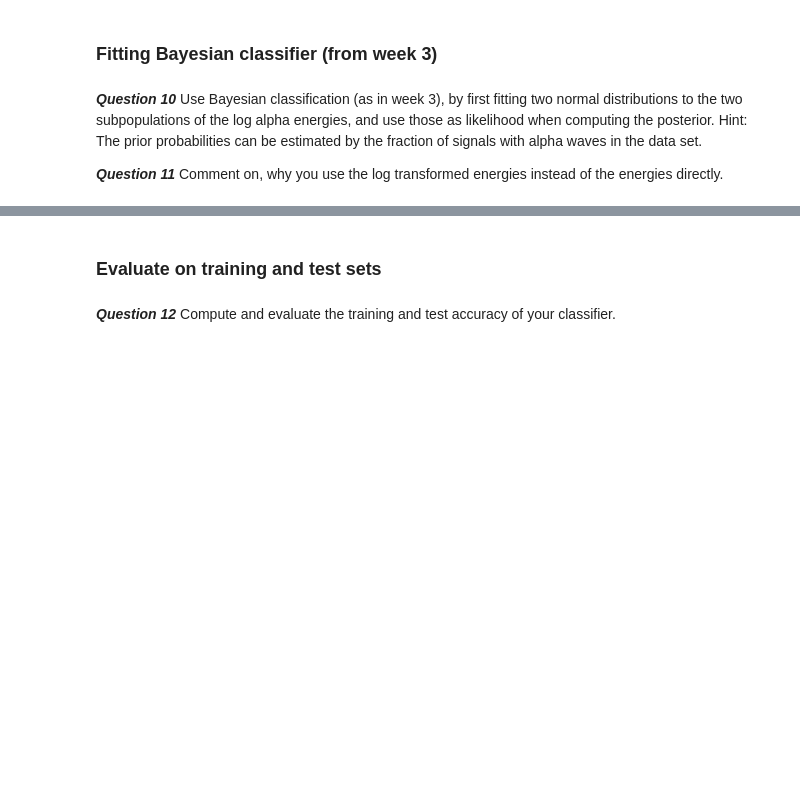
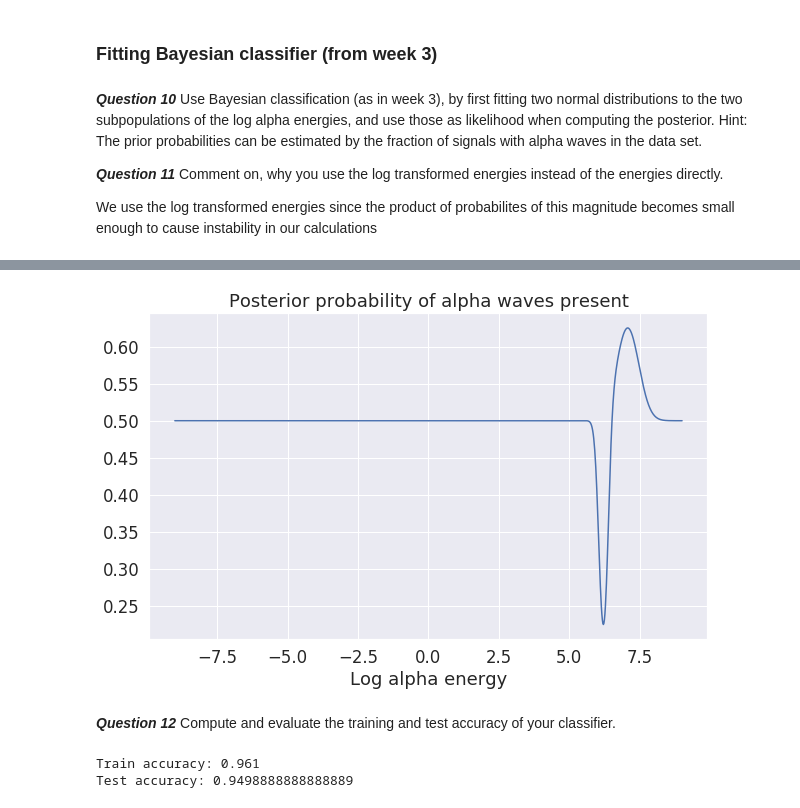
Before and after one commit to AndreasLH/02462-Assignment3, a Jupyter notebook: Assignment3.ipynb, the cells around one changed output, grey strips where cells are left out. Drawn from its saved outputs; the diff is of its cells as text; code cells hidden in the pictures; blank space fills up the shorter version.

```diff
--- a/Assignment3.ipynb
+++ b/Assignment3.ipynb
@@ -487,13 +487,29 @@ Text(0.5, 0, 'Log energy in alpha band')
 ***Question 10*** Use Bayesian classification (as in week 3), by first fitting two normal distributions to the two subpopulations of the log alpha energies, and use those as likelihood when computing the posterior. Hint: The prior probabilities can be estimated by the fraction of signals with alpha waves in the data set.
 
 ***Question 11*** Comment on, why you use the log transformed energies instead of the energies directly.
+
+We use the log transformed energies since the product of probabilites of this magnitude becomes small enough to cause instability in our calculations
 # %%
 #evaluate the log density of the normal distribution N(x|m,v)
 log_npdf = lambda x, m, v: np.exp(-(x-m)**2/(2*v))/np.sqrt(2*np.pi*v)
 
 #return posterior probability for alpha energy present
 def compute_posterior(log_alpha_energy):
-    post_prob = ?
+    alpha = np.log(alpha_energies)[labels_train == 1]
+    no_alpha = np.log(alpha_energies)[labels_train == 0]
+
+    lik_a = log_npdf(log_alpha_energy, np.mean(alpha), np.var(alpha))
+    lik_na = log_npdf(log_alpha_energy, np.mean(no_alpha), np.var(no_alpha))
+
+    prior_a = alpha.shape[0] / M_train
+    prior_na = no_alpha.shape[0] / M_train
+
+    term_a = np.exp(lik_a*prior_a)
+    term_na = np.exp(lik_na*prior_na)
+
+    evidence = term_a + term_na
+
+    post_prob = term_a / evidence
     return post_prob
 
 
@@ -504,8 +520,6 @@ def classify(y):
     post = compute_posterior(log_alpha_energy)
     return 1.0*(post > 0.5)
 
-
-
 plt.figure(figsize=(10, 6))
 plt.plot(xs, compute_posterior(xs))
 plt.xlabel('Log alpha energy')
@@ -515,2 +529 @@ SyntaxError: invalid syntax (<ipython-input-19-0d667416da31>, line 6)
+[figure, added]
-# %% [markdown]
-### Evaluate on training and test sets
@@ -518,0 +537,6 @@ SyntaxError: invalid syntax (<ipython-input-19-0d667416da31>, line 6)
+# %%
+print(f"Train accuracy: {train_acc}")
+print(f"Test accuracy: {test_acc}")
+# %% [output]
+Train accuracy: 0.961
+Test accuracy: 0.9498888888888889
```
Also changed, not shown: parts of 4 cells of this notebook, 1 other file.
